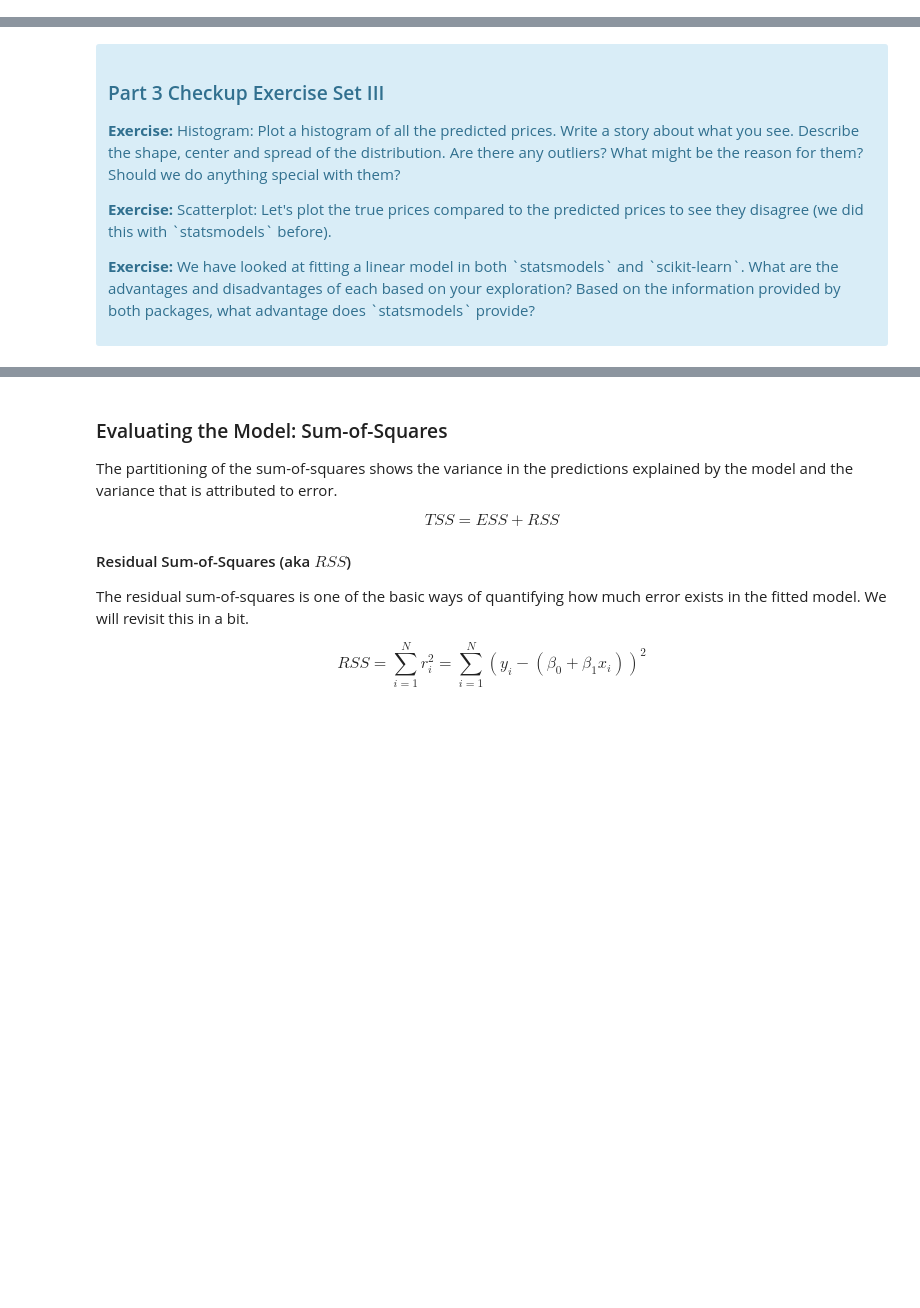
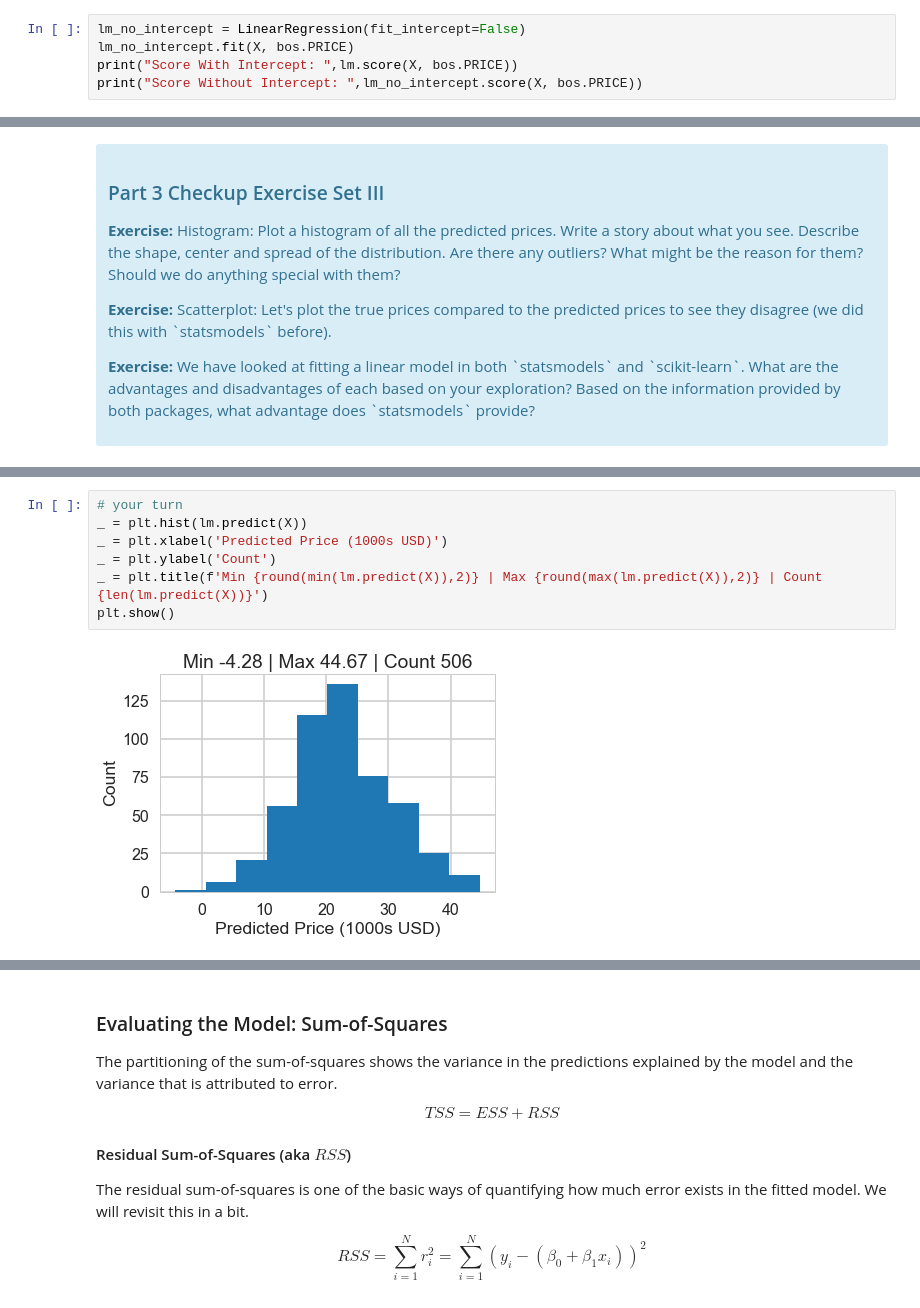
Before and after one commit to sanjogh777/Springboard, a Jupyter notebook: Machine Learning/linear_regression/Mini_Project_Linear_Regression.ipynb, the cells around one changed output, grey strips where cells are left out. Cells and saved outputs as stored; diff of their text form; blank space fills up the shorter version.

```diff
--- a/Machine Learning/linear_regression/Mini_Project_Linear_Regression.ipynb
+++ b/Machine Learning/linear_regression/Mini_Project_Linear_Regression.ipynb
@@ -517,0 +534,5 @@ lm.fit(X, bos.PRICE)
+# %%
+lm_no_intercept = LinearRegression(fit_intercept=False)
+lm_no_intercept.fit(X, bos.PRICE)
+print("Score With Intercept: ",lm.score(X, bos.PRICE))
+print("Score Without Intercept: ",lm_no_intercept.score(X, bos.PRICE))
@@ -553,0 +609,9 @@ lm.predict(X)[0:5]
+# %%
+# your turn
+_ = plt.hist(lm.predict(X))
+_ = plt.xlabel('Predicted Price (1000s USD)')
+_ = plt.ylabel('Count')
+_ = plt.title(f'Min {round(min(lm.predict(X)),2)} | Max {round(max(lm.predict(X)),2)} | Count {len(lm.predict(X))}')
+plt.show()
+# %% [output]
+[figure, added]
```
Also changed, not shown: parts of 29 cells of this notebook, 5 other files.
